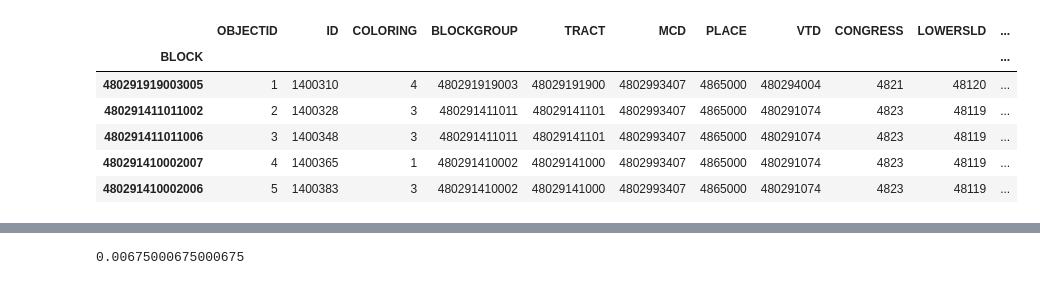
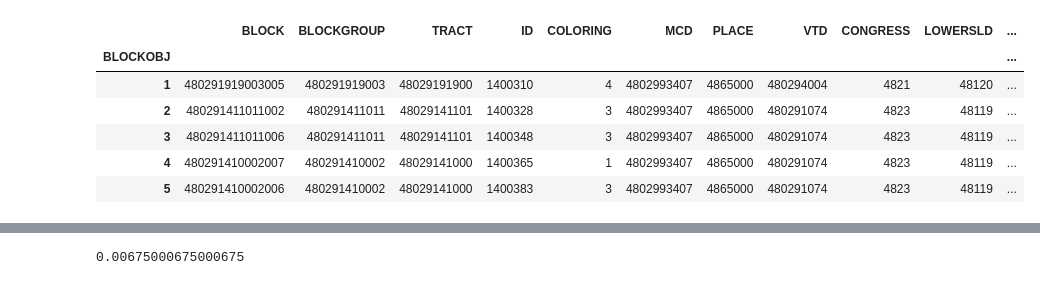
Before and after one commit to get-on-the-bus/via-project, a Jupyter notebook: kevin/geocoding_stops_and_blocks.ipynb, the cells around one changed output, grey strips where cells are left out. Cells and saved outputs as stored; diff of their text form; code cells hidden in the pictures.

```diff
--- a/kevin/geocoding_stops_and_blocks.ipynb
+++ b/kevin/geocoding_stops_and_blocks.ipynb
@@ -21,6 +33,22 @@ files = {
     'tracts' : '../resource_files/bexar_county/Bexar_County_Census_Tracts-shp/Bexar_County_Census_Tracts.shp',
     'block_groups' : '../resource_files/bexar_county/Bexar_County_Census_Block_Groups-shp/Bexar_County_Census_Block_Groups.shp',
     'blocks' : '../resource_files/bexar_county/Bexar_County_Census_Blocks-shp/Bexar_County_Census_Blocks.shp',
-    'stops_201909' :  '../resource_files/via_201909/stops.txt',
-    'stops_202004' :  '../resource_files/via_202004/stops.csv',
+    'adherence_2020' : '../resource_files/Adherence_2020.csv',
+    'bus_otp_2020' : '../resource_files/BusOnTimePerformance_2020.csv.csv',
+    'bus_fare_box_2020' : '../resource_files/BusFareBoxActivity_2020.csv.csv',
+    'message_logs_2020' : '../resource_files/Logged_Messages.csv',
+    'service_miles_2020' : '../resource_files/TotalServiceMiles_2020.csv',
+    'stops_addr_2020' : '../resource_files/Stops_LatLong_GeocodeData_2020.csv',
+    'stops_201909' : '../resource_files/via_201909/stops.txt',
+    'stops_202004' : '../resource_files/via_202004/stops.csv',
+    'trips_201909' : '../resource_files/via_201909/trips.txt',
+    'trips_202004' : '../resource_files/via_202004/trips.csv',
+    'routes_201909' : '../resource_files/via_201909/routes.txt',
+    'routes_202004' : '../resource_files/via_202004/routes.csv',
+    'stop_times_201909' : '../resource_files/via_201909/stop_times.txt',
+    'stop_times_202004' : '../resource_files/via_202004/stop_times.csv',
+    'transfers_201909' : '../resource_files/via_201909/transfers.txt',
+    'transfers_202004' : '../resource_files/via_202004/transfers.csv',
+    'shapes_201909' : '../resource_files/via_201909/shapes.txt',
+    'shapes_202004' : '../resource_files/via_202004/shapes.csv',
 }
@@ -53,28 +125,41 @@ gdf_block_groups.head()
 # %%
 gdf_blocks_cols = [
-    'OBJECTID', 'ID', 'COLORING', 'BLOCKGROUP', 'TRACT', 'MCD',
+    'BLOCK', 'BLOCKGROUP', 'TRACT', 'ID', 'COLORING', 'MCD',
     'PLACE', 'VTD', 'CONGRESS', 'LOWERSLD', 'UPPERSLD', 'UNIFSCHOOL',
     'POPULATION', 'HISPANIC_O', 'NH_WHT', 'NH_BLK', 'NH_ASN', 'NH_OTH',
     'gecovector', 'ShapeSTAre', 'ShapeSTLen', 'geometry'
 ]
 # %%
-gdf_blocks = gpd.read_file(files['blocks']).set_index('BLOCK')
+gdf_blocks = gpd.read_file(files['blocks']).set_index('OBJECTID')
+gdf_blocks.index.name = 'BLOCKOBJ'
 gdf_blocks['NH_OTH'] = (
     gdf_blocks.POPULATION
     - gdf_blocks.HISPANIC_O
     - gdf_blocks.NH_WHT
     - gdf_blocks.NH_BLK
     - gdf_blocks.NH_ASN
 )
 # gdf_blocks['density']=gdf_blocks.POPULATION / gdf_blocks.ShapeSTAre
 gdf_blocks = gdf_blocks[gdf_blocks_cols]
 gdf_blocks = gdf_blocks.to_crs('epsg:4326')
+gdf_blocks = gdf_blocks.astype({
+    'BLOCK': 'string',
+    'BLOCKGROUP': 'string',
+    'TRACT': 'string',
+    'MCD': 'string',
+    'PLACE': 'string',
+    'VTD': 'string',
+    'CONGRESS': 'string',
+    'LOWERSLD': 'string',
+    'UPPERSLD': 'string',
+    'UNIFSCHOOL': 'string',
+})
 gdf_blocks.head()
 # %% [output]
-|  | OBJECTID | ID | COLORING | BLOCKGROUP | TRACT | MCD | PLACE | VTD | CONGRESS | LOWERSLD | ... |
-| BLOCK |  |  |  |  |  |  |  |  |  |  | ... |
-| 480291919003005 | 1 | 1400310 | 4 | 480291919003 | 48029191900 | 4802993407 | 4865000 | 480294004 | 4821 | 48120 | ... |
-| 480291411011002 | 2 | 1400328 | 3 | 480291411011 | 48029141101 | 4802993407 | 4865000 | 480291074 | 4823 | 48119 | ... |
-| 480291411011006 | 3 | 1400348 | 3 | 480291411011 | 48029141101 | 4802993407 | 4865000 | 480291074 | 4823 | 48119 | ... |
-| 480291410002007 | 4 | 1400365 | 1 | 480291410002 | 48029141000 | 4802993407 | 4865000 | 480291074 | 4823 | 48119 | ... |
-| 480291410002006 | 5 | 1400383 | 3 | 480291410002 | 48029141000 | 4802993407 | 4865000 | 480291074 | 4823 | 48119 | ... |
+|  | BLOCK | BLOCKGROUP | TRACT | ID | COLORING | MCD | PLACE | VTD | CONGRESS | LOWERSLD | ... |
+| BLOCKOBJ |  |  |  |  |  |  |  |  |  |  | ... |
+| 1 | 480291919003005 | 480291919003 | 48029191900 | 1400310 | 4 | 4802993407 | 4865000 | 480294004 | 4821 | 48120 | ... |
+| 2 | 480291411011002 | 480291411011 | 48029141101 | 1400328 | 3 | 4802993407 | 4865000 | 480291074 | 4823 | 48119 | ... |
+| 3 | 480291411011006 | 480291411011 | 48029141101 | 1400348 | 3 | 4802993407 | 4865000 | 480291074 | 4823 | 48119 | ... |
+| 4 | 480291410002007 | 480291410002 | 48029141000 | 1400365 | 1 | 4802993407 | 4865000 | 480291074 | 4823 | 48119 | ... |
+| 5 | 480291410002006 | 480291410002 | 48029141000 | 1400383 | 3 | 4802993407 | 4865000 | 480291074 | 4823 | 48119 | ... |
```
Also changed, not shown: parts of 59 cells of this notebook.
